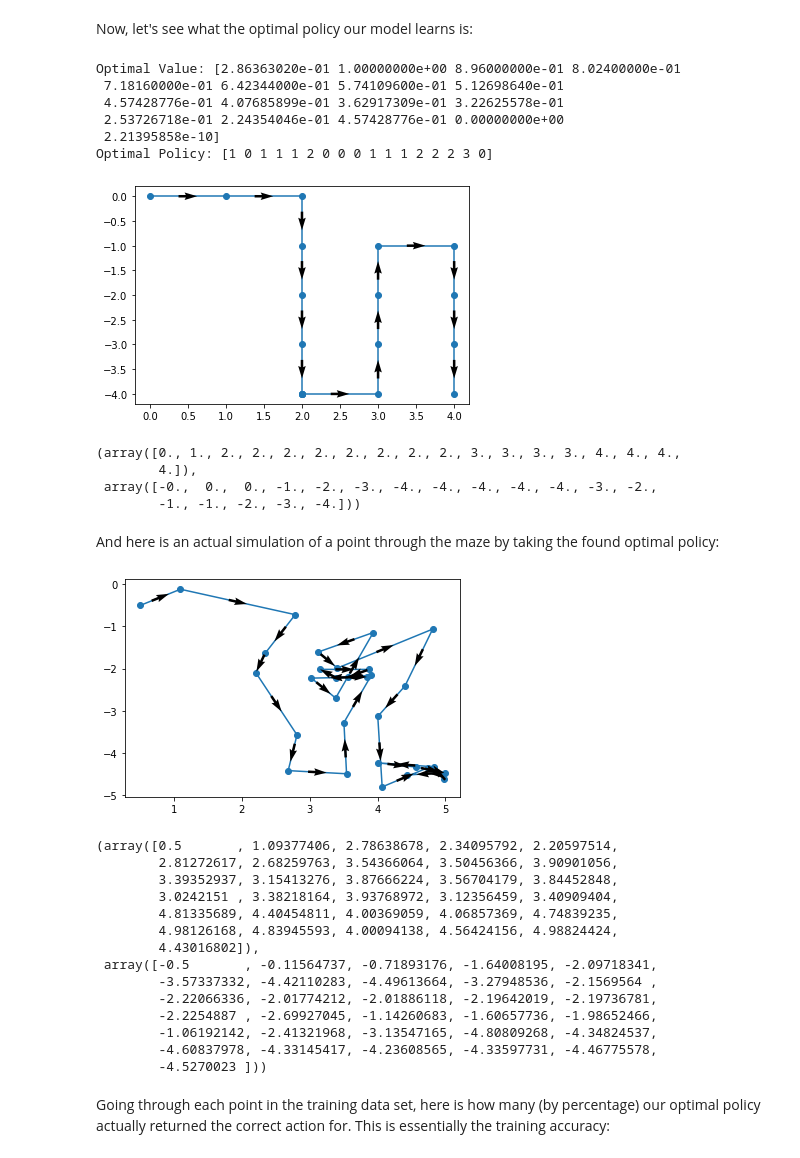
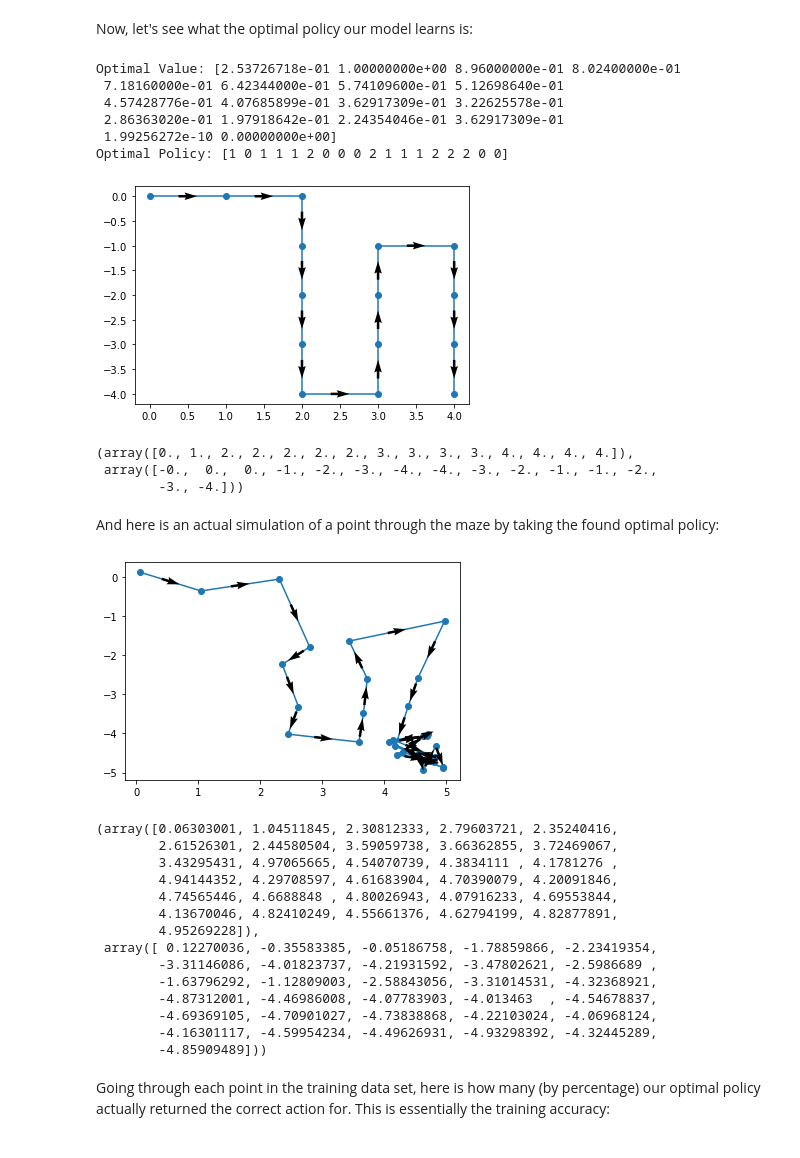
Before and after one commit to janicey27/ORC-MRL, a Jupyter notebook: Maze/Maze_Experience.ipynb, the cells around one changed output. Saved outputs shown, nothing was run; the diff lists cells and outputs as text; code cells hidden in the pictures.

```diff
--- a/Maze/Maze_Experience.ipynb
+++ b/Maze/Maze_Experience.ipynb
@@ -368,7 +363,7 @@ mazes = {1: 'maze-v0',
 # %%
 # Setting Parameters
 N = 50
-T_max = 25
+T_max = 20
 r = 0.4
 maze = mazes[4]
 # %%
@@ -508,38 +487,38 @@ Now, let's see what the optimal policy our model learns is:
 # %%
 opt_model_trajectory(m, maze, 7, 0.7)
 # %% [output]
-Optimal Value: [2.86363020e-01 1.00000000e+00 8.96000000e-01 8.02400000e-01
+Optimal Value: [2.53726718e-01 1.00000000e+00 8.96000000e-01 8.02400000e-01
  7.18160000e-01 6.42344000e-01 5.74109600e-01 5.12698640e-01
  4.57428776e-01 4.07685899e-01 3.62917309e-01 3.22625578e-01
- 2.53726718e-01 2.24354046e-01 4.57428776e-01 0.00000000e+00
- 2.21395858e-10]
-Optimal Policy: [1 0 1 1 1 2 0 0 0 1 1 1 2 2 2 3 0]
+ 2.86363020e-01 1.97918642e-01 2.24354046e-01 3.62917309e-01
+ 1.99256272e-10 0.00000000e+00]
+Optimal Policy: [1 0 1 1 1 2 0 0 0 2 1 1 1 2 2 2 0 0]
 [figure]
-(array([0., 1., 2., 2., 2., 2., 2., 2., 2., 2., 3., 3., 3., 3., 4., 4., 4.,
-        4.]),
- array([-0.,  0.,  0., -1., -2., -3., -4., -4., -4., -4., -4., -3., -2.,
-        -1., -1., -2., -3., -4.]))
+(array([0., 1., 2., 2., 2., 2., 2., 3., 3., 3., 3., 4., 4., 4., 4.]),
+ array([-0.,  0.,  0., -1., -2., -3., -4., -4., -3., -2., -1., -1., -2.,
+        -3., -4.]))
 # %% [markdown]
 And here is an actual simulation of a point through the maze by taking the found optimal policy:
 # %%
 f = get_maze_transition(maze)
-m.opt_model_trajectory((0.5, -0.5), f)
+x0= np.random.rand(2)
+m.opt_model_trajectory(x0, f)
 # %% [output]
-[figure, old version]
+[figure, new version]
-(array([0.5       , 1.09377406, 2.78638678, 2.34095792, 2.20597514,
-        2.81272617, 2.68259763, 3.54366064, 3.50456366, 3.90901056,
-        3.39352937, 3.15413276, 3.87666224, 3.56704179, 3.84452848,
-        3.0242151 , 3.38218164, 3.93768972, 3.12356459, 3.40909404,
-        4.81335689, 4.40454811, 4.00369059, 4.06857369, 4.74839235,
-        4.98126168, 4.83945593, 4.00094138, 4.56424156, 4.98824424,
-        4.43016802]),
- array([-0.5       , -0.11564737, -0.71893176, -1.64008195, -2.09718341,
-        -3.57337332, -4.42110283, -4.49613664, -3.27948536, -2.1569564 ,
-        -2.22066336, -2.01774212, -2.01886118, -2.19642019, -2.19736781,
-        -2.2254887 , -2.69927045, -1.14260683, -1.60657736, -1.98652466,
-        -1.06192142, -2.41321968, -3.13547165, -4.80809268, -4.34824537,
-        -4.60837978, -4.33145417, -4.23608565, -4.33597731, -4.46775578,
-        -4.5270023 ]))
+(array([0.06303001, 1.04511845, 2.30812333, 2.79603721, 2.35240416,
+        2.61526301, 2.44580504, 3.59059738, 3.66362855, 3.72469067,
+        3.43295431, 4.97065665, 4.54070739, 4.3834111 , 4.1781276 ,
+        4.94144352, 4.29708597, 4.61683904, 4.70390079, 4.20091846,
+        4.74565446, 4.6688848 , 4.80026943, 4.07916233, 4.69553844,
+        4.13670046, 4.82410249, 4.55661376, 4.62794199, 4.82877891,
+        4.95269228]),
+ array([ 0.12270036, -0.35583385, -0.05186758, -1.78859866, -2.23419354,
+        -3.31146086, -4.01823737, -4.21931592, -3.47802621, -2.5986689 ,
+        -1.63796292, -1.12809003, -2.58843056, -3.31014531, -4.32368921,
+        -4.87312001, -4.46986008, -4.07783903, -4.013463  , -4.54678837,
+        -4.69369105, -4.70901027, -4.73838868, -4.22103024, -4.06968124,
+        -4.16301117, -4.59954234, -4.49626931, -4.93298392, -4.32445289,
+        -4.85909489]))
 # %% [markdown]
 Going through each point in the training data set, here is how many (by percentage) our optimal policy actually returned the correct action for. This is essentially the training accuracy:
 # %%
```
Also changed, not shown: parts of 15 cells of this notebook.
